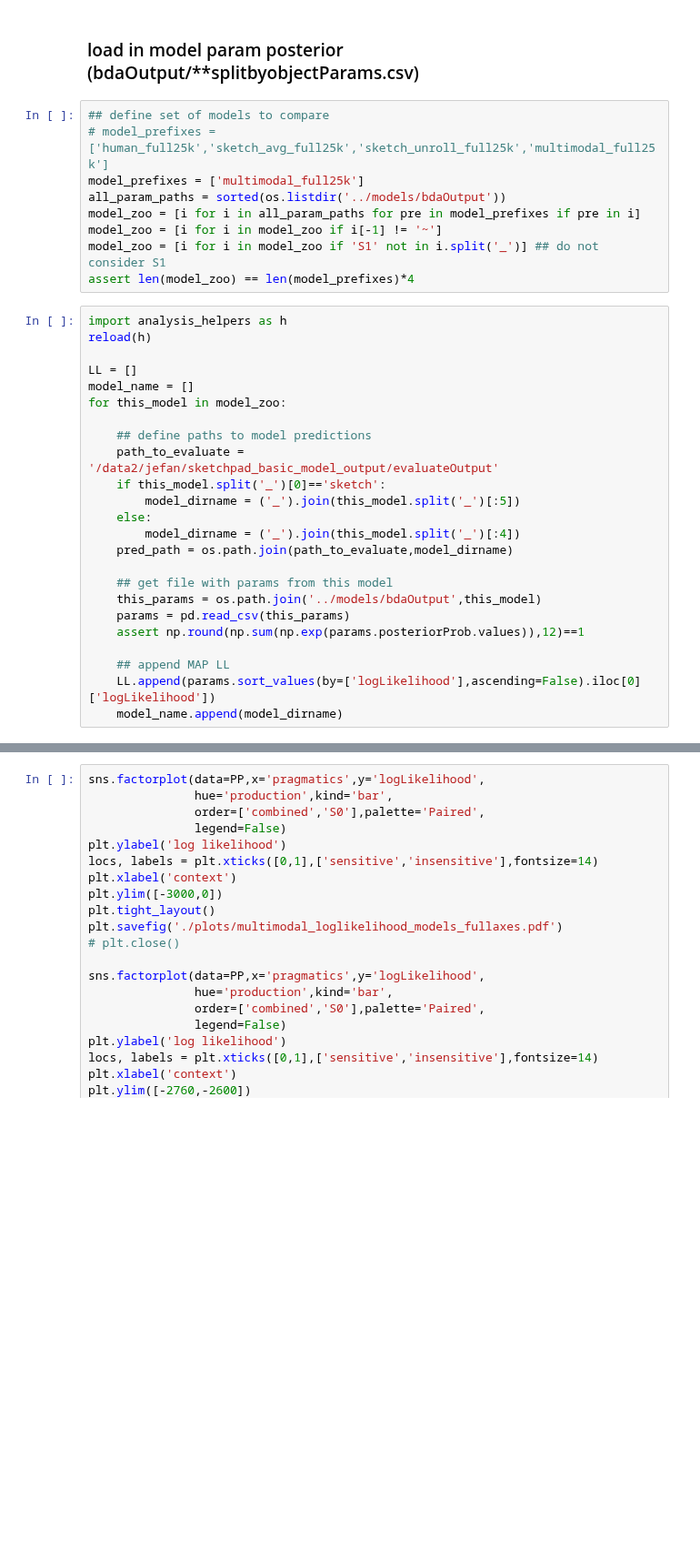
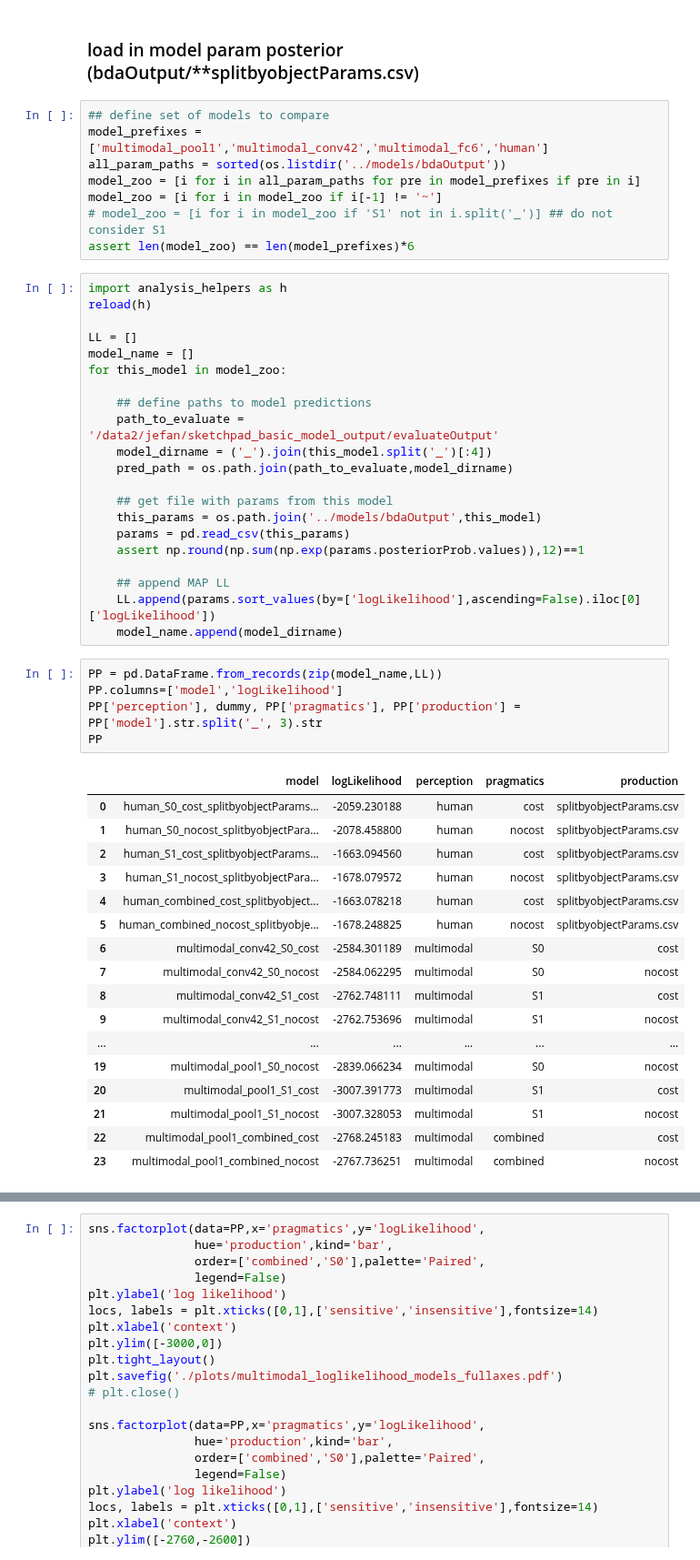
Before and after one commit to judithfan/visual_communication_in_context, a Jupyter notebook: analysis/model_comparison.ipynb, the cells around one changed output, grey strips where cells are left out. Shown at 91% size. Saved outputs shown, nothing was run; the diff lists cells and outputs as text; blank space fills up the shorter version.

```diff
--- a/analysis/model_comparison.ipynb
+++ b/analysis/model_comparison.ipynb
@@ -39,13 +39,12 @@ for cat in categories:
 ### load in model param posterior (bdaOutput/**splitbyobjectParams.csv)
 # %%
 ## define set of models to compare
-# model_prefixes = ['human_full25k','sketch_avg_full25k','sketch_unroll_full25k','multimodal_full25k']
-model_prefixes = ['multimodal_full25k']
+model_prefixes = ['multimodal_pool1','multimodal_conv42','multimodal_fc6','human']
 all_param_paths = sorted(os.listdir('../models/bdaOutput'))
 model_zoo = [i for i in all_param_paths for pre in model_prefixes if pre in i]
 model_zoo = [i for i in model_zoo if i[-1] != '~']
-model_zoo = [i for i in model_zoo if 'S1' not in i.split('_')] ## do not consider S1
-assert len(model_zoo) == len(model_prefixes)*4
+# model_zoo = [i for i in model_zoo if 'S1' not in i.split('_')] ## do not consider S1
+assert len(model_zoo) == len(model_prefixes)*6
 # %%
 import analysis_helpers as h
 reload(h)
@@ -56,10 +55,7 @@ for this_model in model_zoo:
 
     ## define paths to model predictions
     path_to_evaluate = '/data2/jefan/sketchpad_basic_model_output/evaluateOutput'
-    if this_model.split('_')[0]=='sketch':
-        model_dirname = ('_').join(this_model.split('_')[:5])
-    else:
-        model_dirname = ('_').join(this_model.split('_')[:4])
+    model_dirname = ('_').join(this_model.split('_')[:4])
     pred_path = os.path.join(path_to_evaluate,model_dirname)
 
     ## get file with params from this model
@@ -70,6 +66,29 @@ for this_model in model_zoo:
     ## append MAP LL
     LL.append(params.sort_values(by=['logLikelihood'],ascending=False).iloc[0]['logLikelihood'])
     model_name.append(model_dirname)
+# %%
+PP = pd.DataFrame.from_records(zip(model_name,LL))
+PP.columns=['model','logLikelihood']
+PP['perception'], dummy, PP['pragmatics'], PP['production'] = PP['model'].str.split('_', 3).str
+PP
+# %% [output]
+|  | model | logLikelihood | perception | pragmatics | production |
+| 0 | human_S0_cost_splitbyobjectParams... | -2059.230188 | human | cost | splitbyobjectParams.csv |
+| 1 | human_S0_nocost_splitbyobjectPara... | -2078.458800 | human | nocost | splitbyobjectParams.csv |
+| 2 | human_S1_cost_splitbyobjectParams... | -1663.094560 | human | cost | splitbyobjectParams.csv |
+| 3 | human_S1_nocost_splitbyobjectPara... | -1678.079572 | human | nocost | splitbyobjectParams.csv |
+| 4 | human_combined_cost_splitbyobject... | -1663.078218 | human | cost | splitbyobjectParams.csv |
+| 5 | human_combined_nocost_splitbyobje... | -1678.248825 | human | nocost | splitbyobjectParams.csv |
+| 6 | multimodal_conv42_S0_cost | -2584.301189 | multimodal | S0 | cost |
+| 7 | multimodal_conv42_S0_nocost | -2584.062295 | multimodal | S0 | nocost |
+| 8 | multimodal_conv42_S1_cost | -2762.748111 | multimodal | S1 | cost |
+| 9 | multimodal_conv42_S1_nocost | -2762.753696 | multimodal | S1 | nocost |
+| ... | ... | ... | ... | ... | ... |
+| 19 | multimodal_pool1_S0_nocost | -2839.066234 | multimodal | S0 | nocost |
+| 20 | multimodal_pool1_S1_cost | -3007.391773 | multimodal | S1 | cost |
+| 21 | multimodal_pool1_S1_nocost | -3007.328053 | multimodal | S1 | nocost |
+| 22 | multimodal_pool1_combined_cost | -2768.245183 | multimodal | combined | cost |
+| 23 | multimodal_pool1_combined_nocost | -2767.736251 | multimodal | combined | nocost |
 # %%
 PP = pd.DataFrame.from_records(zip(model_name,LL))
 PP.columns=['model','logLikelihood']
```
Also changed, not shown: parts of 1 cell of this notebook, 3 other files.
